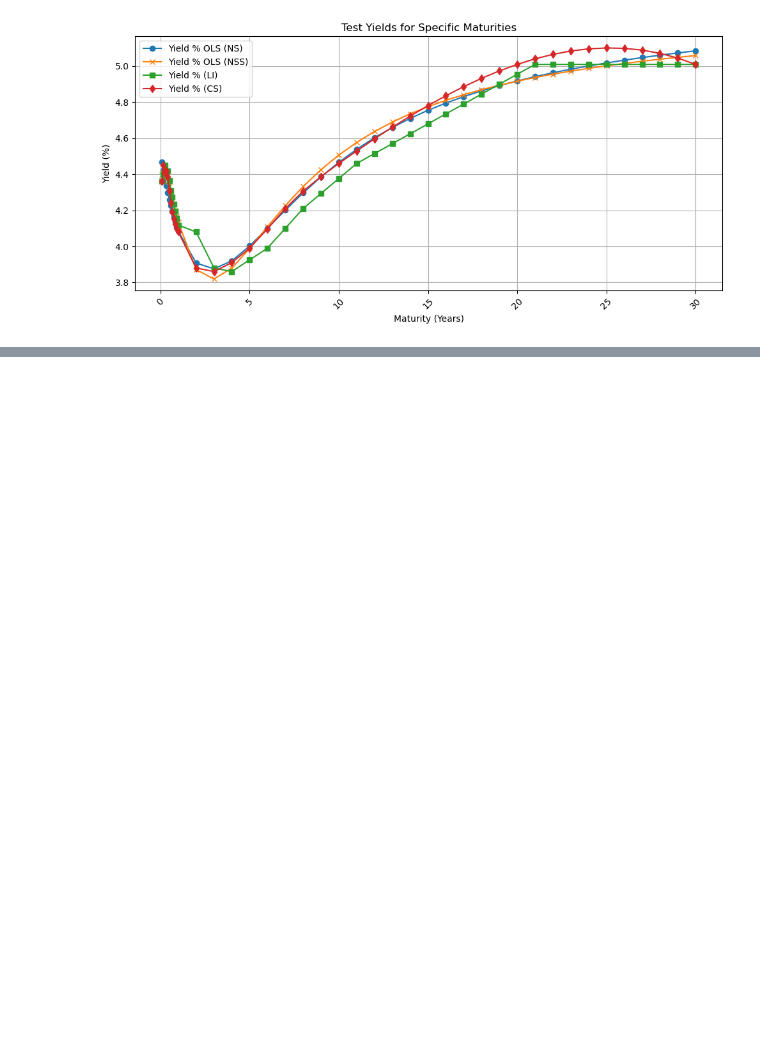
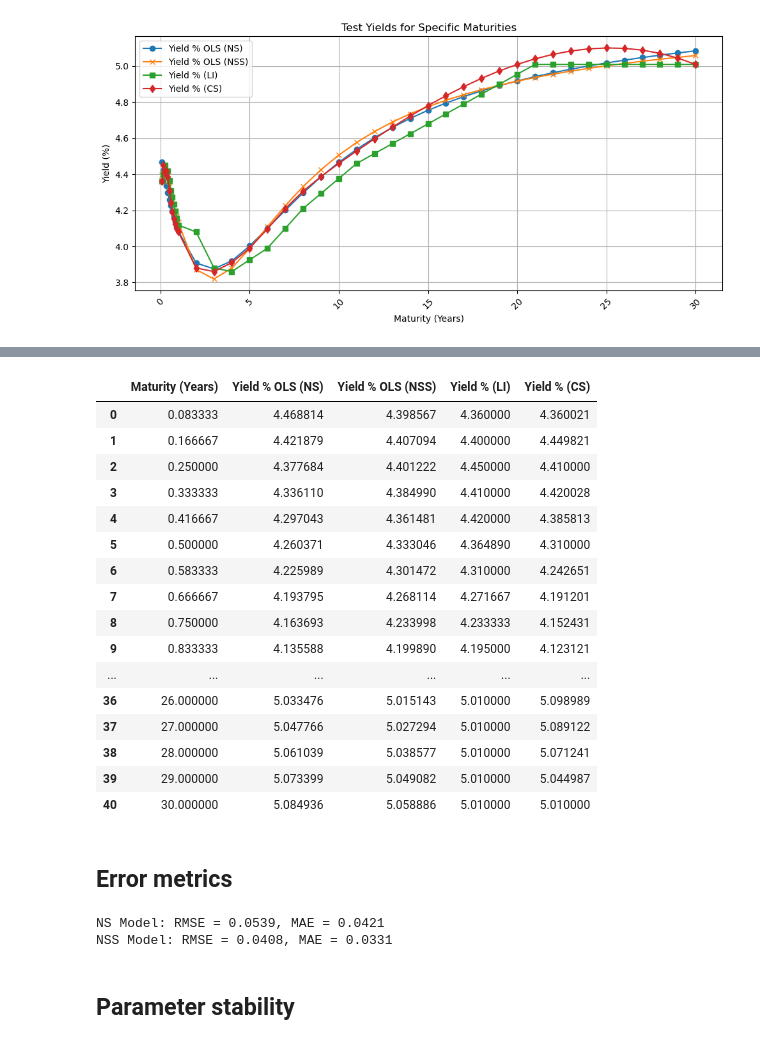
Before and after one commit to niranjan-kamal/yield_curve_and_stochastic_int_rate_modelling, a Jupyter notebook: Yield_curve_and_Stochastic_int_rate_modelling.ipynb, the cells around one changed output, grey strips where cells are left out. Saved outputs shown, nothing was run; the diff lists cells and outputs as text; code cells hidden in the pictures; blank space fills up the shorter version.

```diff
--- a/Yield_curve_modelling.ipynb
+++ b/Yield_curve_and_Stochastic_int_rate_modelling.ipynb
@@ -649,0 +672,51 @@ plt.show()
+# %%
+test_yields_df
+# %% [output]
+|  | Maturity (Years) | Yield % OLS (NS) | Yield % OLS (NSS) | Yield % (LI) | Yield % (CS) |
+| 0 | 0.083333 | 4.468814 | 4.398567 | 4.360000 | 4.360021 |
+| 1 | 0.166667 | 4.421879 | 4.407094 | 4.400000 | 4.449821 |
+| 2 | 0.250000 | 4.377684 | 4.401222 | 4.450000 | 4.410000 |
+| 3 | 0.333333 | 4.336110 | 4.384990 | 4.410000 | 4.420028 |
+| 4 | 0.416667 | 4.297043 | 4.361481 | 4.420000 | 4.385813 |
+| 5 | 0.500000 | 4.260371 | 4.333046 | 4.364890 | 4.310000 |
+| 6 | 0.583333 | 4.225989 | 4.301472 | 4.310000 | 4.242651 |
+| 7 | 0.666667 | 4.193795 | 4.268114 | 4.271667 | 4.191201 |
+| 8 | 0.750000 | 4.163693 | 4.233998 | 4.233333 | 4.152431 |
+| 9 | 0.833333 | 4.135588 | 4.199890 | 4.195000 | 4.123121 |
+| ... | ... | ... | ... | ... | ... |
+| 36 | 26.000000 | 5.033476 | 5.015143 | 5.010000 | 5.098989 |
+| 37 | 27.000000 | 5.047766 | 5.027294 | 5.010000 | 5.089122 |
+| 38 | 28.000000 | 5.061039 | 5.038577 | 5.010000 | 5.071241 |
+| 39 | 29.000000 | 5.073399 | 5.049082 | 5.010000 | 5.044987 |
+| 40 | 30.000000 | 5.084936 | 5.058886 | 5.010000 | 5.010000 |
+# %% [markdown]
+## Error metrics
+# %%
+# Actual yields
+y_actual = data_7_16_2025['Yield %']
+
+# Fitted yields for each model
+y_ns = data_7_16_2025['Fitted Yield % OLS(NS)']
+y_nss = data_7_16_2025['Fitted Yield % OLS(NSS)']
+
+def rmse(y_true, y_pred):
+    return np.sqrt(np.mean((y_true - y_pred)**2))
+
+def mae(y_true, y_pred):
+    return np.mean(np.abs(y_true - y_pred))
+
+# NS Model
+rmse_ns = rmse(y_actual, y_ns)
+mae_ns = mae(y_actual, y_ns)
+
+# NSS Model
+rmse_nss = rmse(y_actual, y_nss)
+mae_nss = mae(y_actual, y_nss)
+
+print(f"NS Model: RMSE = {rmse_ns:.4f}, MAE = {mae_ns:.4f}")
+print(f"NSS Model: RMSE = {rmse_nss:.4f}, MAE = {mae_nss:.4f}")
+# %% [output]
+NS Model: RMSE = 0.0539, MAE = 0.0421
+NSS Model: RMSE = 0.0408, MAE = 0.0331
+# %% [markdown]
+## Parameter stability
```
Also changed, not shown: parts of 3 cells of this notebook, 3 other files.
